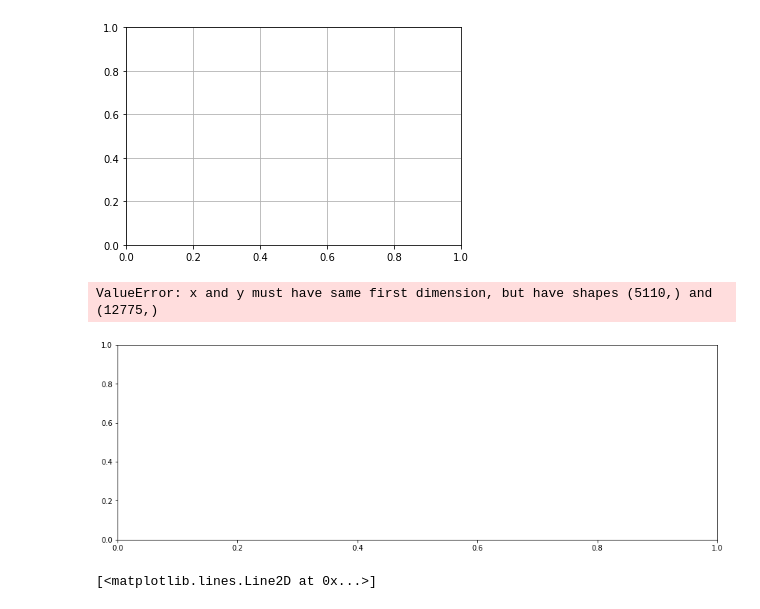
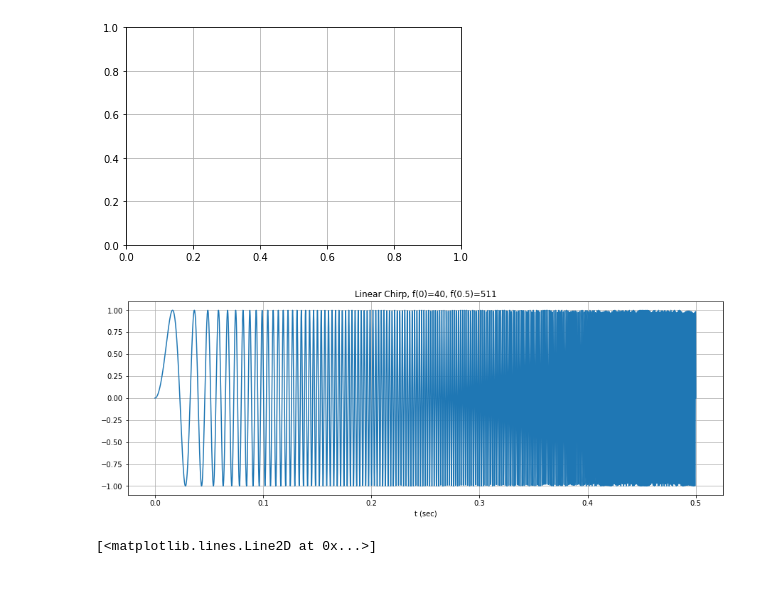
Before and after one commit to phmandl/modalanalyse, a Jupyter notebook: HW4/4_MeasurementTechniques_template.ipynb, the cells around one changed output. Saved outputs shown, nothing was run; the diff lists cells and outputs as text; code cells hidden in the pictures.

```diff
--- a/HW4/4_MeasurementTechniques_template.ipynb
+++ b/HW4/4_MeasurementTechniques_template.ipynb
@@ -108,0 +322,5 @@ Compare the theoretical clamped model (as in the previous examples), with the mo
+# %%
+# compute the reduced system
+Kc = csc_matrix(K[np.ix_(~Ic,~Ic)])
+Mc = csc_matrix(M[np.ix_(~Ic,~Ic)])
+Cc = csc_matrix(C[np.ix_(~Ic,~Ic)])
@@ -209,19 +466,18 @@ y_f = np.fft.rfft(y_t)
 # %%
 ## Plot of time signal
 fig, ax = plt.subplots(figsize=(15,5))
-plt.plot(t, y)
+plt.plot(t, y_t)
 plt.title("Linear Chirp, f(0)="+str(int(round((np.sqrt(W[0])/2/np.pi)-50)))+", f("+str(sig_lenght)+")="+str(int(round((np.sqrt(W[9])/2/np.pi)+50))))
 plt.xlabel('t (sec)')
 plt.grid()
 plt.show()
 
 ## Plot of the frequency spectrum
 # plt.plot(np.fft.fftshift(f), np.fft.fftshift(np.abs(y_f)))
 # plt.xlim(0, f_max+f_min)
 plt.show()
 # %% [output]
-ValueError: x and y must have same first dimension, but have shapes (5110,) and (12775,)
-[figure, old version]
+[figure, new version]
 # %%
 f, Pxx_spec = periodogram(y_t, f_sample)
 plt.semilogy(f, Pxx_spec)
```
Also changed, not shown: parts of 24 cells of this notebook.
